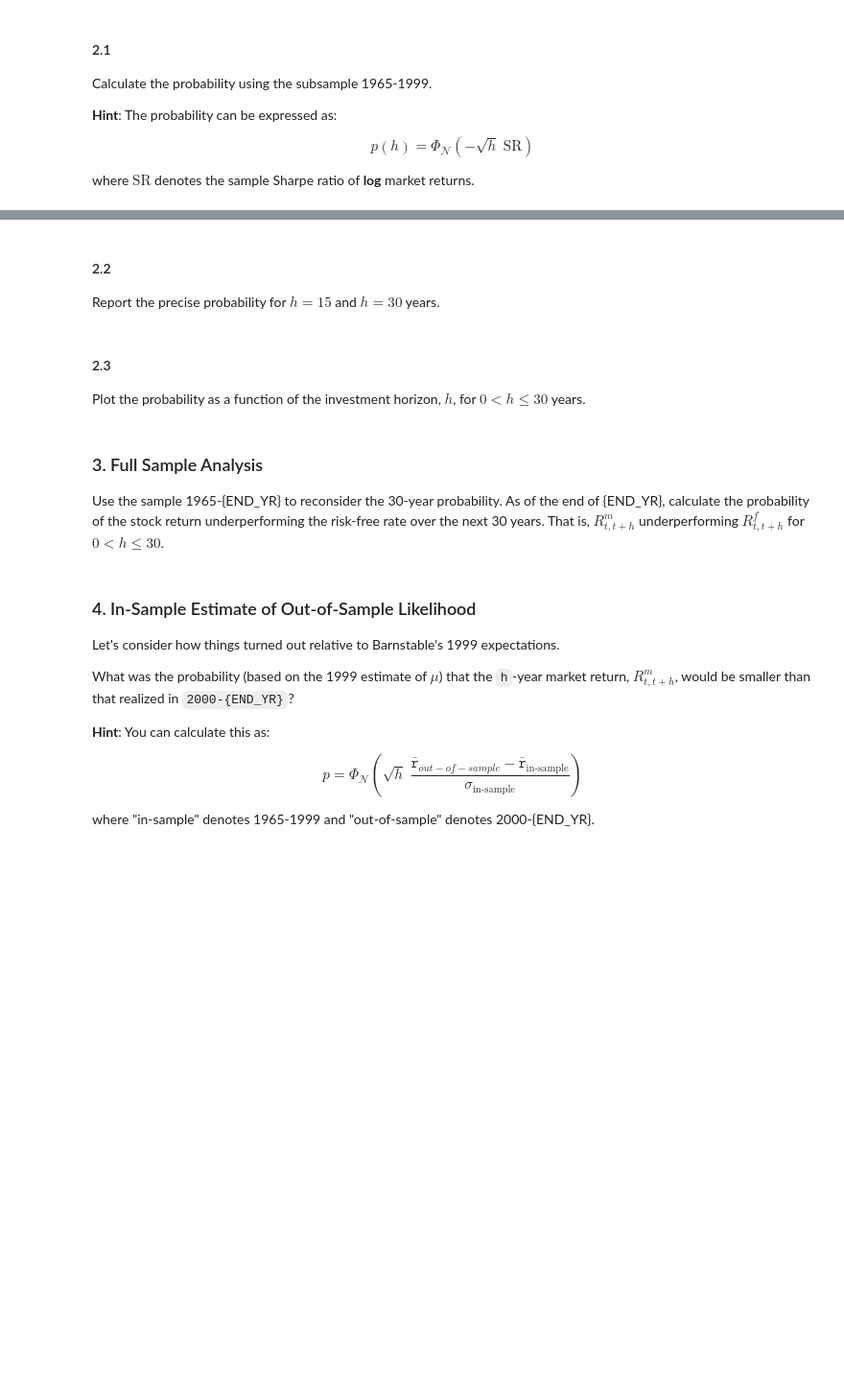
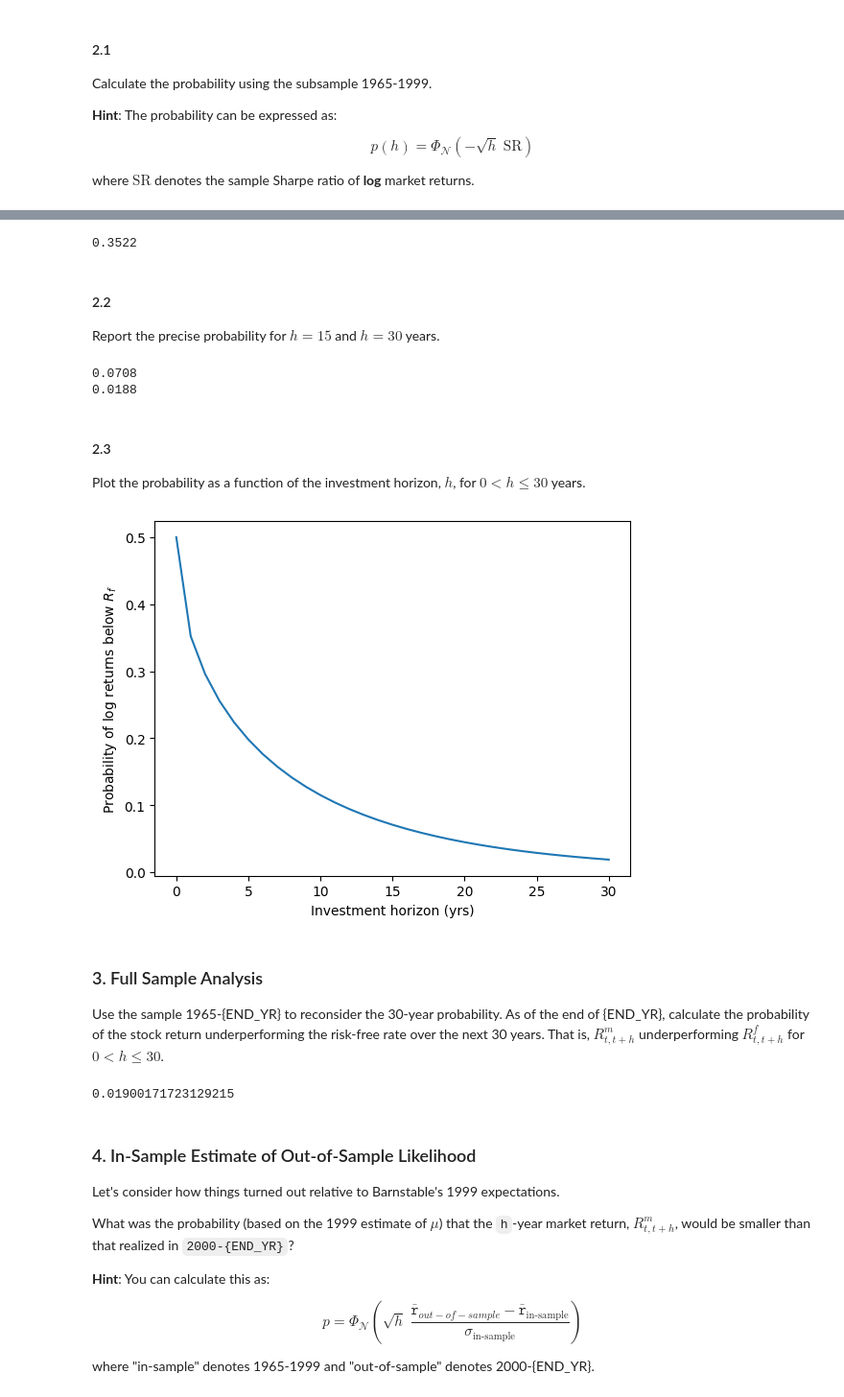
Before and after one commit to t-flora/portfolio-risk-mgmt, a Jupyter notebook: hw3/Barnstable-and-Long-Run-Risk.ipynb, the cells around one changed output, grey strips where cells are left out. Shown at 96% size. Drawn from its saved outputs; the diff is of its cells as text; code cells hidden in the pictures; blank space fills up the shorter version.

```diff
--- a/hw3/Barnstable-and-Long-Run-Risk.ipynb
+++ b/hw3/Barnstable-and-Long-Run-Risk.ipynb
@@ -95,0 +243,34 @@ where $\text{SR}$ denotes the sample Sharpe ratio of **log** market returns.
+# %%
+# 2.1
+from typing_extensions import override
+
+period_key = "1965-1999"
+log_excess_idx = 4
+# h = raw_df[mask_1965_1999].dropna().nunique()['year'] # num of non-NA months
+h = 1999-1965+1
+
+def print_float(num: float) -> None:
+    print(f"{num:.4f}")
+
+def compute_prob_log_returns_below_rf(h: float, SR: float) -> float:
+    f"""Compute probability of log returns being below log risk-free rate
+
+    Args:
+        h (float): number of years in investment horizon
+        SR (float): annualized sharpe ratio in sample
+
+    Returns:
+        float: p(h) = \Phi_N(-\sqrt h * SR), the cdf of the std normal dist
+    """
+    return norm.cdf(-np.sqrt(h)*SR)
+
+def compute_sharpe_for_period(data: pd.DataFrame, start_year = 1965, end_year = END_YR):
+    sum_stats = assemble_summary(data, [ ( start_year, end_year ) ], date_col='date', mkt_col='SPX', rf_col='TB1M', periods_per_year=12)
+    period_key = f"{start_year}-{end_year}"
+    return sum_stats[period_key]['mean'] / sum_stats[period_key]['vol']
+
+# annualized Sharpe ratio
+# SR = sum_stats[period_key]['mean'] / sum_stats[period_key]['vol']
+SR = compute_sharpe_for_period(raw_df, start_year=1965, end_year=1999)
+print_float(SR.iloc[4])
+SR
@@ -96,3 +286,8 @@ where $\text{SR}$ denotes the sample Sharpe ratio of **log** market returns.
+# %%
+prob = compute_prob_log_returns_below_rf(1, SR.iloc[4])
+print_float(prob)
+# %% [output]
+0.3522
 # %% [markdown]
 #### 2.2
 Report the precise probability for $h=15$ and $h=30$ years.
@@ -101,3 +294,11 @@ Report the precise probability for $h=15$ and $h=30$ years.
+# %%
+# 2.2
+# compute the probability for horizons of 15 and 30 years
+print(f"{compute_prob_log_returns_below_rf(15, SR.iloc[4]):.4f}")
+print(f"{compute_prob_log_returns_below_rf(30, SR.iloc[4]):.4f}")
+# %% [output]
+0.0708
+0.0188
 # %% [markdown]
 #### 2.3
 Plot the probability as a function of the investment horizon, $h$, for $0<h\le 30$ years.
@@ -106,3 +305,14 @@ Plot the probability as a function of the investment horizon, $h$, for $0<h\le 3
+# %%
+# 2.3
+
+probs = [compute_prob_log_returns_below_rf(t, SR.iloc[4]) for t in range(31)]
+
+plt.plot(range(31), probs)
+plt.xlabel("Investment horizon (yrs)")
+plt.ylabel("Probability of log returns below $R_f$")
+plt.show()
+# %% [output]
+[figure, added]
 # %% [markdown]
 ### 3. Full Sample Analysis
 
@@ -112,3 +320,10 @@ Use the sample 1965-{END_YR} to reconsider the 30-year probability. As of the en
+# %%
+# 3 - full sample analysis
+SR = compute_sharpe_for_period(raw_df, start_year=1965, end_year=END_YR)
+thirty_year_prob = compute_prob_log_returns_below_rf(30, SR.iloc[4])
+print(thirty_year_prob)
+# %% [output]
+0.01900171723129215
 # %% [markdown]
 ### 4. In-Sample Estimate of Out-of-Sample Likelihood
 
```
Also changed, not shown: parts of 10 cells of this notebook, 1 other file.
